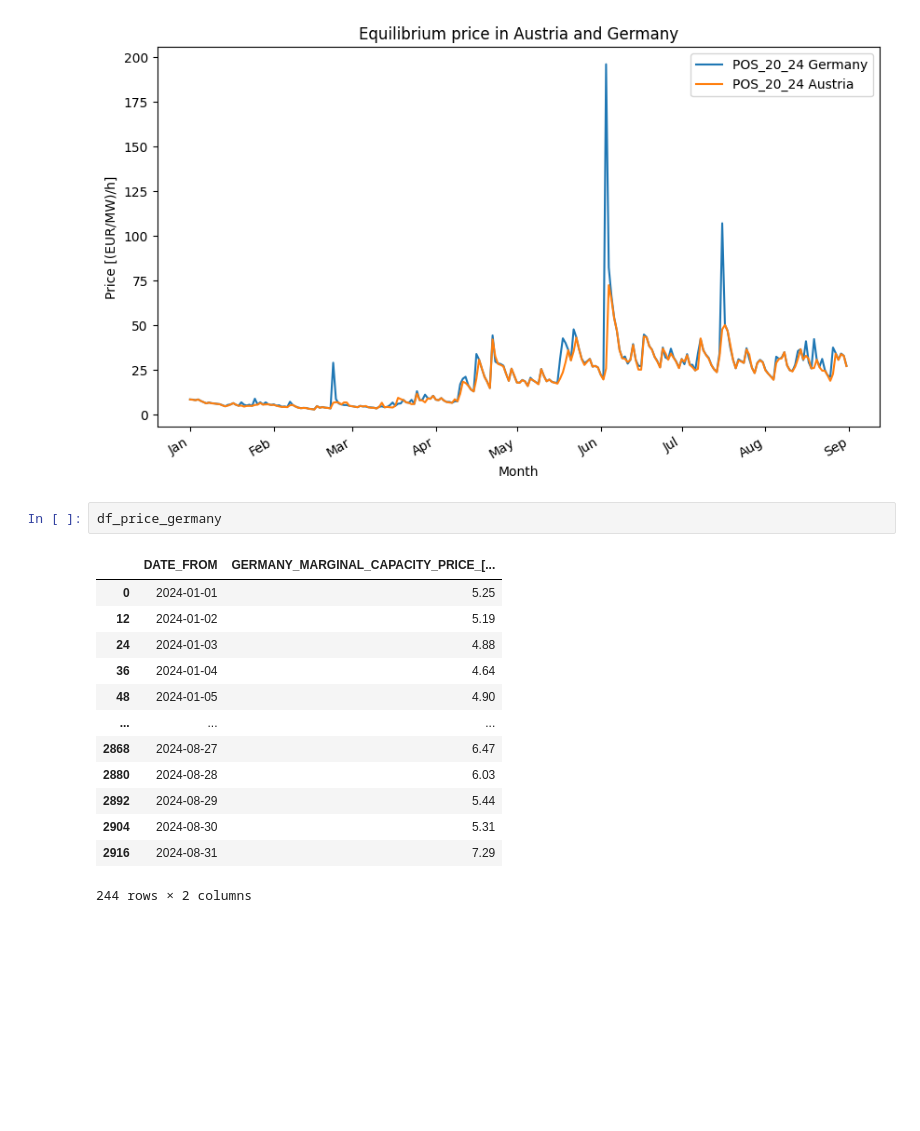
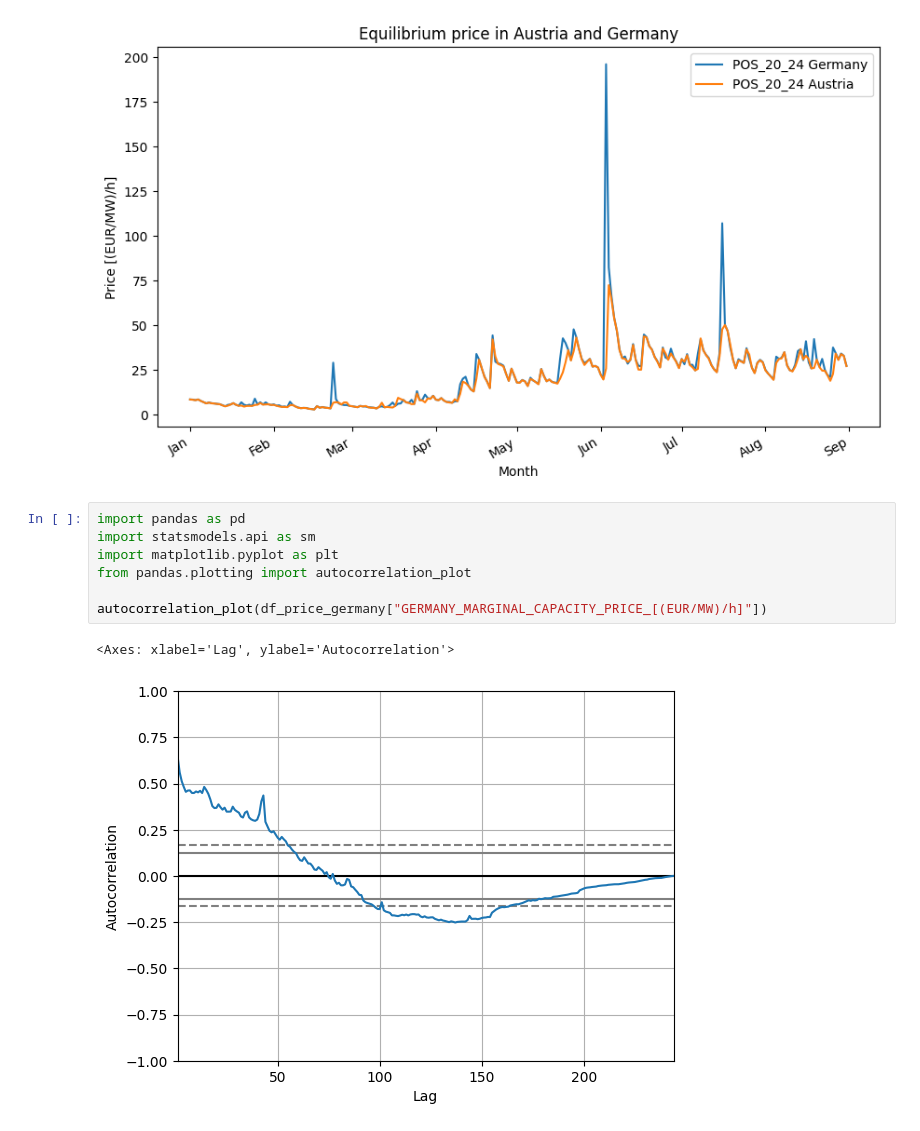
Before and after one commit to vdorseuil/ML_forecast, a Jupyter notebook: main.ipynb, the cells around one changed output. Saved outputs shown, nothing was run; the diff lists cells and outputs as text; blank space fills up the shorter version.

```diff
--- a/main.ipynb
+++ b/main.ipynb
@@ -184,19 +184,13 @@ for i in range(6):
 [figure]
 [figure]
 [figure]
-# %%
-df_price_germany
-# %% [output]
-|  | DATE_FROM | GERMANY_MARGINAL_CAPACITY_PRICE_[... |
-| 0 | 2024-01-01 | 5.25 |
-| 12 | 2024-01-02 | 5.19 |
-| 24 | 2024-01-03 | 4.88 |
-| 36 | 2024-01-04 | 4.64 |
-| 48 | 2024-01-05 | 4.90 |
-| ... | ... | ... |
-| 2868 | 2024-08-27 | 6.47 |
-| 2880 | 2024-08-28 | 6.03 |
-| 2892 | 2024-08-29 | 5.44 |
-| 2904 | 2024-08-30 | 5.31 |
-| 2916 | 2024-08-31 | 7.29 |
-244 rows × 2 columns
+# %%
+import pandas as pd
+import statsmodels.api as sm
+import matplotlib.pyplot as plt
+from pandas.plotting import autocorrelation_plot
+
+autocorrelation_plot(df_price_germany["GERMANY_MARGINAL_CAPACITY_PRICE_[(EUR/MW)/h]"])
+# %% [output]
+<Axes: xlabel='Lag', ylabel='Autocorrelation'>
+[figure, added]
```
Also changed, not shown: parts of 2 cells of this notebook.
